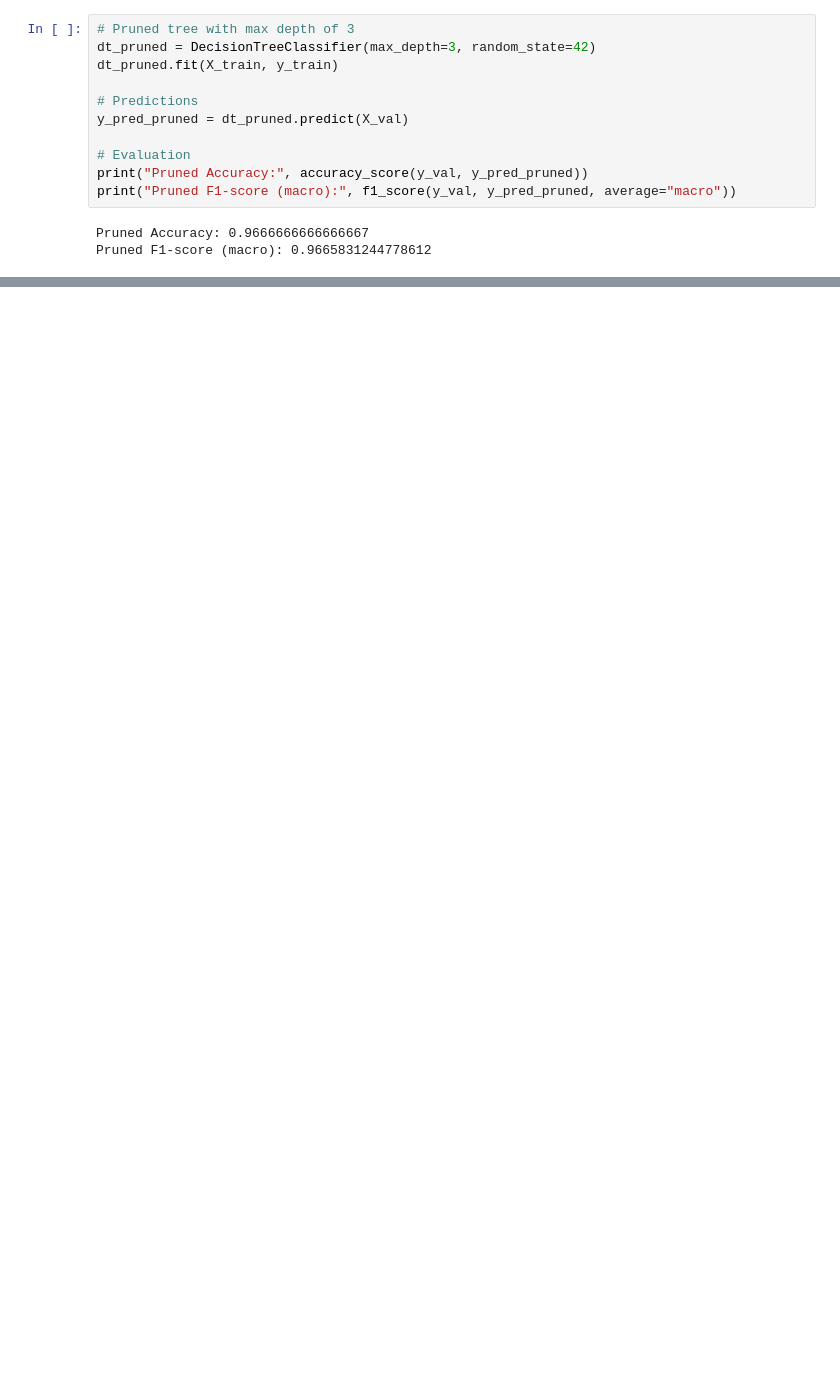
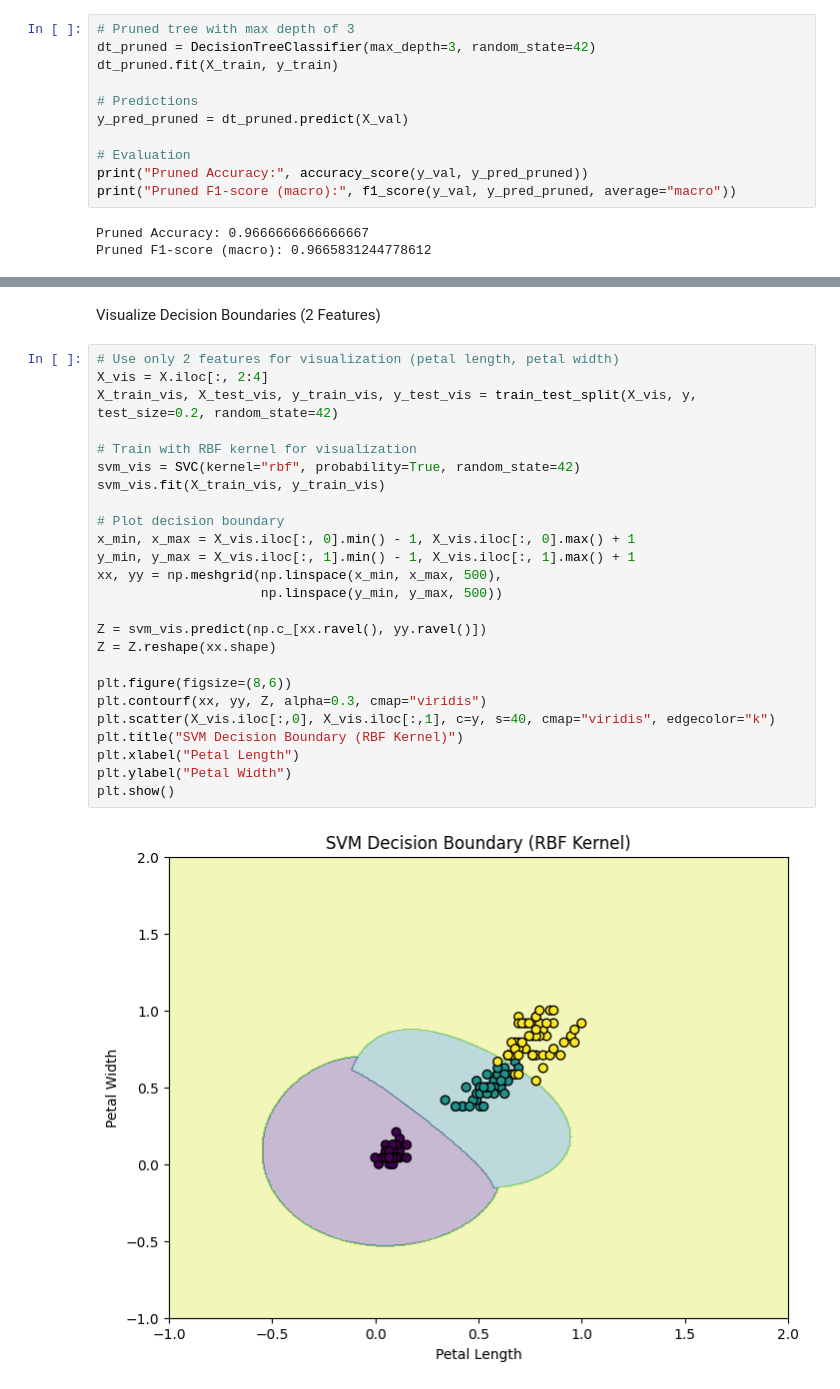
Before and after one commit to MohameddAkmall/Codveda-Internship, a Jupyter notebook: Codveda_Iris.ipynb, the cells around one changed output, grey strips where cells are left out. Saved outputs shown, nothing was run; the diff lists cells and outputs as text; blank space fills up the shorter version.

```diff
--- a/Codveda_Iris.ipynb
+++ b/Codveda_Iris.ipynb
@@ -268,0 +543,29 @@ Pruned F1-score (macro): 0.9665831244778612
+# %% [markdown]
+Visualize Decision Boundaries (2 Features)
+# %%
+# Use only 2 features for visualization (petal length, petal width)
+X_vis = X.iloc[:, 2:4]
+X_train_vis, X_test_vis, y_train_vis, y_test_vis = train_test_split(X_vis, y, test_size=0.2, random_state=42)
+
+# Train with RBF kernel for visualization
+svm_vis = SVC(kernel="rbf", probability=True, random_state=42)
+svm_vis.fit(X_train_vis, y_train_vis)
+
+# Plot decision boundary
+x_min, x_max = X_vis.iloc[:, 0].min() - 1, X_vis.iloc[:, 0].max() + 1
+y_min, y_max = X_vis.iloc[:, 1].min() - 1, X_vis.iloc[:, 1].max() + 1
+xx, yy = np.meshgrid(np.linspace(x_min, x_max, 500),
+                     np.linspace(y_min, y_max, 500))
+
+Z = svm_vis.predict(np.c_[xx.ravel(), yy.ravel()])
+Z = Z.reshape(xx.shape)
+
+plt.figure(figsize=(8,6))
+plt.contourf(xx, yy, Z, alpha=0.3, cmap="viridis")
+plt.scatter(X_vis.iloc[:,0], X_vis.iloc[:,1], c=y, s=40, cmap="viridis", edgecolor="k")
+plt.title("SVM Decision Boundary (RBF Kernel)")
+plt.xlabel("Petal Length")
+plt.ylabel("Petal Width")
+plt.show()
+# %% [output]
+[figure, added]
```
Also changed, not shown: parts of 47 cells of this notebook.
